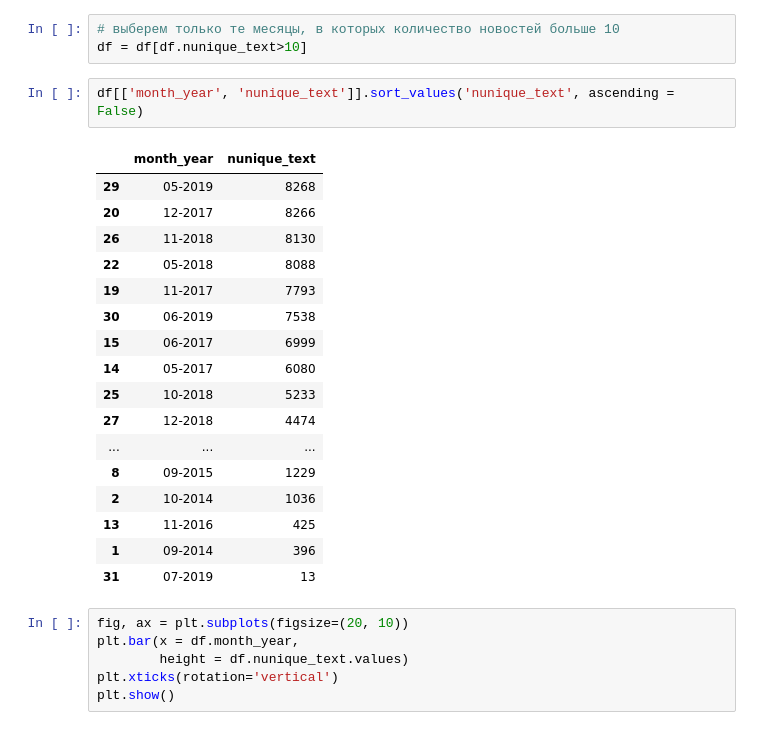
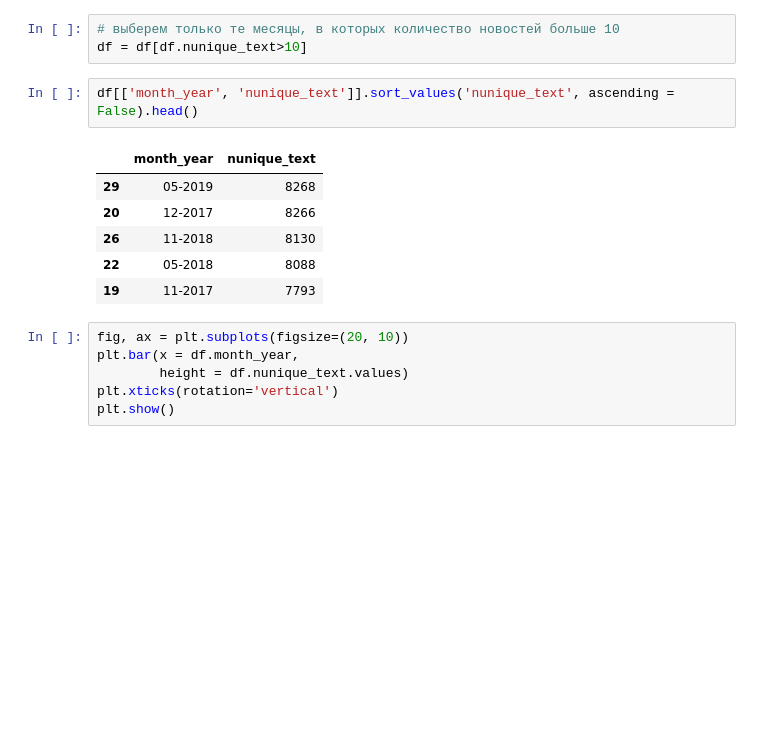
Before and after one commit to vetedde/proj_news_viz, a Jupyter notebook: analysis/news_source_analysis_rt.ipynb, the cells around one changed output. Saved outputs shown, nothing was run; the diff lists cells and outputs as text; blank space fills up the shorter version.

```diff
--- a/analysis/news_source_analysis_rt.ipynb
+++ b/analysis/news_source_analysis_rt.ipynb
@@ -201,25 +184,14 @@ df.columns = ['year', 'month', 'nunique_text', 'month_year']
 # выберем только те месяцы, в которых количество новостей больше 10
 df = df[df.nunique_text>10]
 # %%
-df[['month_year', 'nunique_text']].sort_values('nunique_text', ascending = False)
+df[['month_year', 'nunique_text']].sort_values('nunique_text', ascending = False).head()
 # %% [output]
 |  | month_year | nunique_text |
 | 29 | 05-2019 | 8268 |
 | 20 | 12-2017 | 8266 |
 | 26 | 11-2018 | 8130 |
 | 22 | 05-2018 | 8088 |
 | 19 | 11-2017 | 7793 |
-| 30 | 06-2019 | 7538 |
-| 15 | 06-2017 | 6999 |
-| 14 | 05-2017 | 6080 |
-| 25 | 10-2018 | 5233 |
-| 27 | 12-2018 | 4474 |
-| ... | ... | ... |
-| 8 | 09-2015 | 1229 |
-| 2 | 10-2014 | 1036 |
-| 13 | 11-2016 | 425 |
-| 1 | 09-2014 | 396 |
-| 31 | 07-2019 | 13 |
 # %%
 fig, ax = plt.subplots(figsize=(20, 10))
 plt.bar(x = df.month_year,
```
Also changed, not shown: parts of 34 cells of this notebook, 2 other files.
